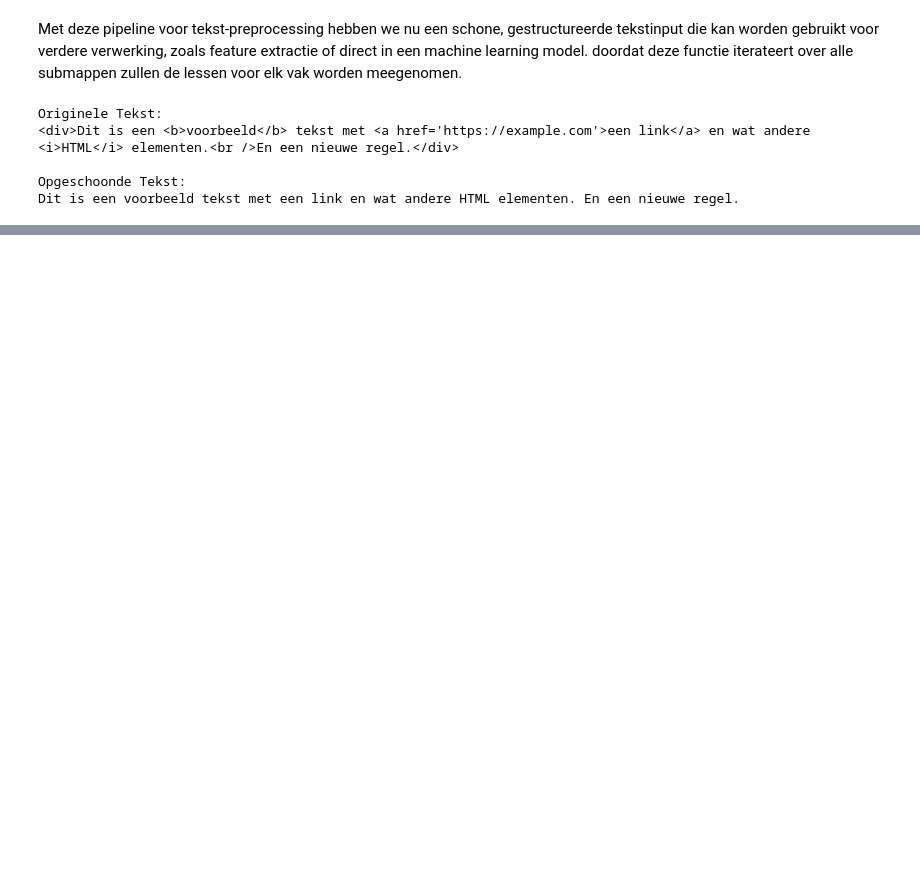
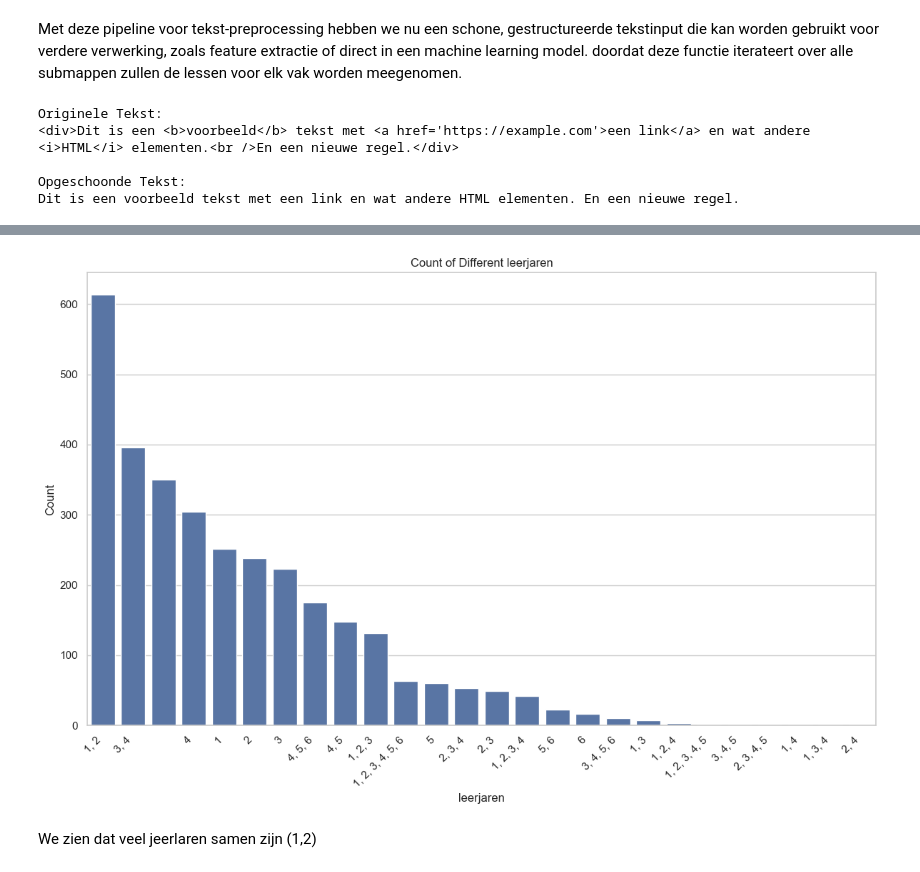
Before and after one commit to JessevdWesten/Datalab-IV, a Jupyter notebook: datalab_1.ipynb, the cells around one changed output, grey strips where cells are left out. Saved outputs shown, nothing was run; the diff lists cells and outputs as text; code cells hidden in the pictures; blank space fills up the shorter version.

```diff
--- a/datalab_1.ipynb
+++ b/datalab_1.ipynb
@@ -386,0 +331,3 @@ extracted_data = pipeline.extract_data()
+# %%
+df = dataframe
+df
@@ -386,0 +350,3 @@ extracted_data = pipeline.extract_data()
+# %%
+# Assuming df is your DataFrame
+df.drop(df[df['niveaus'].str.contains('PO groep') | df['niveaus'].str.contains('HBO - Bachelor')].index, inplace=True)
@@ -386,0 +391,5 @@ extracted_data = pipeline.extract_data()
+# %%
+# Assuming df is your DataFrame
+df.drop(df[df['niveaus'].str.contains('PO groep') | df['niveaus'].str.contains('HBO - Bachelor')].index, inplace=True)
+
+df.head()
@@ -386,0 +425,20 @@ extracted_data = pipeline.extract_data()
+# %%
+import seaborn as sns
+import matplotlib.pyplot as plt
+
+# Set the style of the plot
+sns.set(style="whitegrid")
+
+# Create the bar plot
+plt.figure(figsize=(12, 8))
+sns.countplot(data=df, x='leerjaren', order=df['leerjaren'].value_counts().index)
+plt.xticks(rotation=45, ha='right')
+plt.xlabel('leerjaren')
+plt.ylabel('Count')
+plt.title('Count of Different leerjaren')
+plt.tight_layout()
+plt.show()
+# %% [output]
+[figure, added]
+# %% [markdown]
+We zien dat veel jeerlaren samen zijn (1,2)
```
Also changed, not shown: parts of 28 cells of this notebook.
